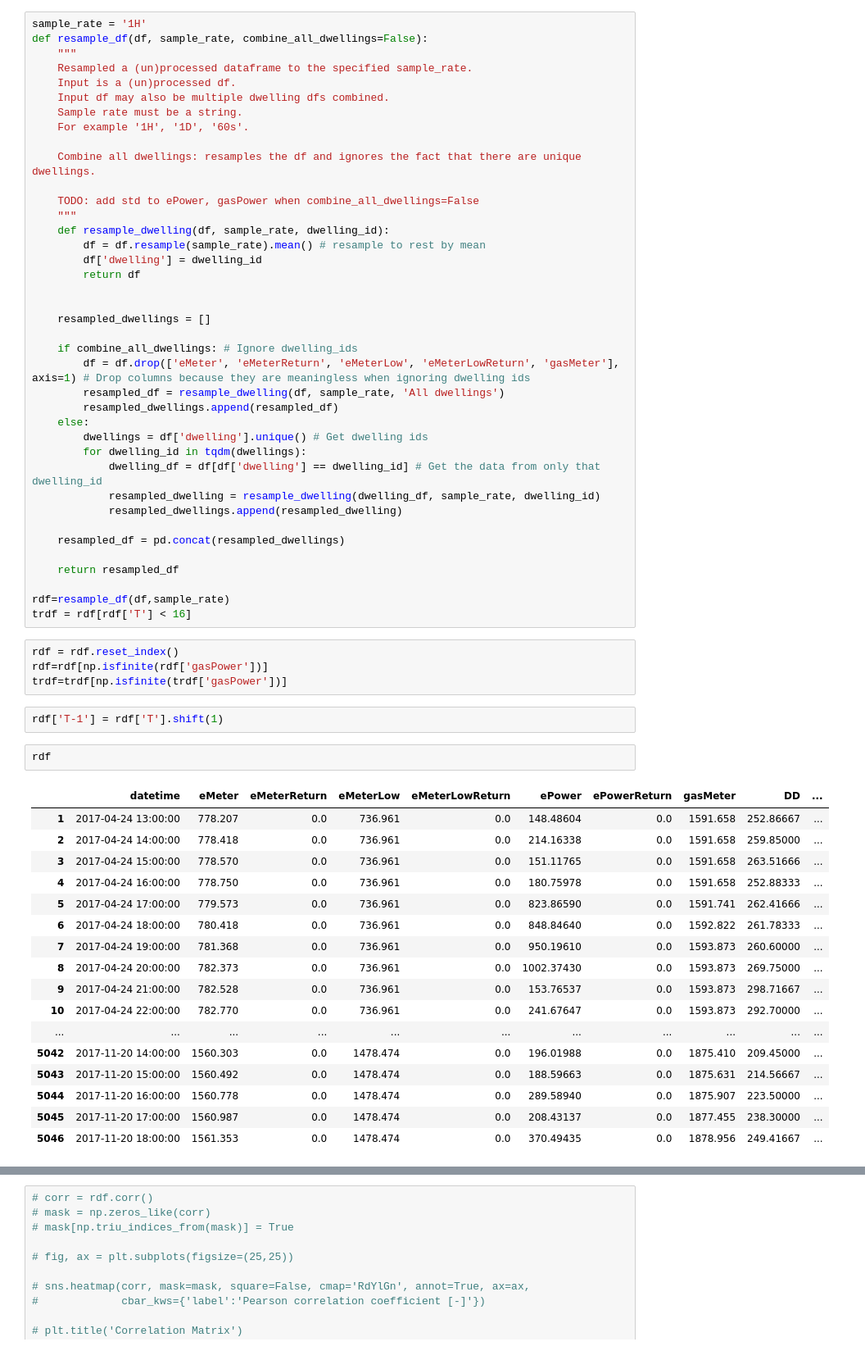
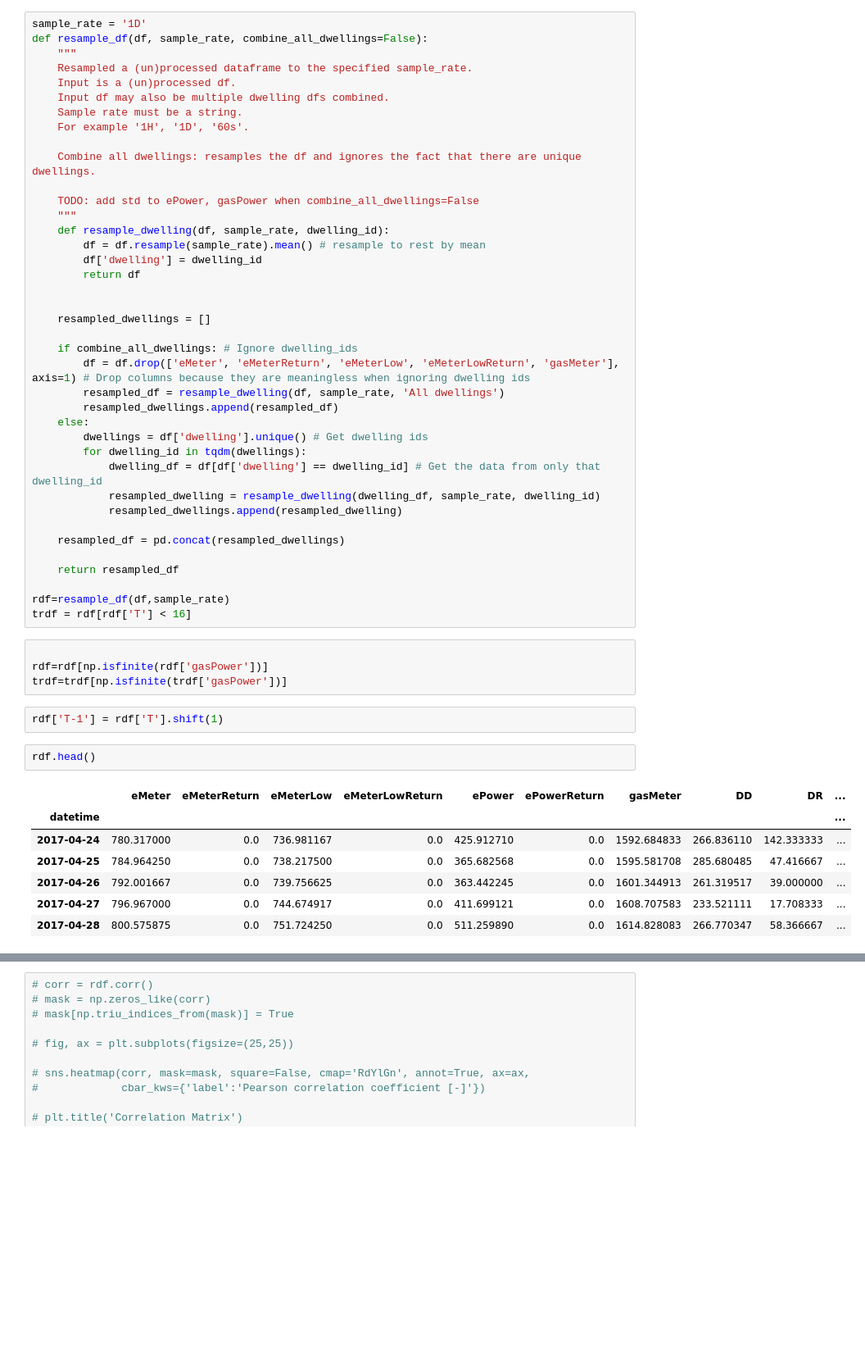
Before and after one commit to deKeijzer/KB-74-OPSCHALER, a Jupyter notebook: Personal_folders/VictorC/REGRESSION.ipynb, the cells around one changed output, grey strips where cells are left out. Shown at 82% size. Saved outputs shown, nothing was run; the diff lists cells and outputs as text; blank space fills up the shorter version.

```diff
--- a/Personal_folders/VictorC/REGRESSION.ipynb
+++ b/Personal_folders/VictorC/REGRESSION.ipynb
@@ -11,7 +11,7 @@ df=df.set_index(['datetime'])
 df['gasPower']=df['gasPower']*10
 dwelling_id = 'P01S01W8655'
 # %%
-sample_rate = '1H'
+sample_rate = '1D'
 def resample_df(df, sample_rate, combine_all_dwellings=False):
     """
     Resampled a (un)processed dataframe to the specified sample_rate.
@@ -50,28 +50,18 @@ def resample_df(df, sample_rate, combine_all_dwellings=False):
 rdf=resample_df(df,sample_rate)
 trdf = rdf[rdf['T'] < 16]
 # %%
-rdf = rdf.reset_index()
+
 rdf=rdf[np.isfinite(rdf['gasPower'])]
 trdf=trdf[np.isfinite(trdf['gasPower'])]
 # %%
 rdf['T-1'] = rdf['T'].shift(1)
 # %%
-rdf
+rdf.head()
 # %% [output]
-|  | datetime | eMeter | eMeterReturn | eMeterLow | eMeterLowReturn | ePower | ePowerReturn | gasMeter | DD | ... |
-| 1 | 2017-04-24 13:00:00 | 778.207 | 0.0 | 736.961 | 0.0 | 148.48604 | 0.0 | 1591.658 | 252.86667 | ... |
-| 2 | 2017-04-24 14:00:00 | 778.418 | 0.0 | 736.961 | 0.0 | 214.16338 | 0.0 | 1591.658 | 259.85000 | ... |
-| 3 | 2017-04-24 15:00:00 | 778.570 | 0.0 | 736.961 | 0.0 | 151.11765 | 0.0 | 1591.658 | 263.51666 | ... |
-| 4 | 2017-04-24 16:00:00 | 778.750 | 0.0 | 736.961 | 0.0 | 180.75978 | 0.0 | 1591.658 | 252.88333 | ... |
-| 5 | 2017-04-24 17:00:00 | 779.573 | 0.0 | 736.961 | 0.0 | 823.86590 | 0.0 | 1591.741 | 262.41666 | ... |
-| 6 | 2017-04-24 18:00:00 | 780.418 | 0.0 | 736.961 | 0.0 | 848.84640 | 0.0 | 1592.822 | 261.78333 | ... |
-| 7 | 2017-04-24 19:00:00 | 781.368 | 0.0 | 736.961 | 0.0 | 950.19610 | 0.0 | 1593.873 | 260.60000 | ... |
-| 8 | 2017-04-24 20:00:00 | 782.373 | 0.0 | 736.961 | 0.0 | 1002.37430 | 0.0 | 1593.873 | 269.75000 | ... |
-| 9 | 2017-04-24 21:00:00 | 782.528 | 0.0 | 736.961 | 0.0 | 153.76537 | 0.0 | 1593.873 | 298.71667 | ... |
-| 10 | 2017-04-24 22:00:00 | 782.770 | 0.0 | 736.961 | 0.0 | 241.67647 | 0.0 | 1593.873 | 292.70000 | ... |
-| ... | ... | ... | ... | ... | ... | ... | ... | ... | ... | ... |
-| 5042 | 2017-11-20 14:00:00 | 1560.303 | 0.0 | 1478.474 | 0.0 | 196.01988 | 0.0 | 1875.410 | 209.45000 | ... |
-| 5043 | 2017-11-20 15:00:00 | 1560.492 | 0.0 | 1478.474 | 0.0 | 188.59663 | 0.0 | 1875.631 | 214.56667 | ... |
-| 5044 | 2017-11-20 16:00:00 | 1560.778 | 0.0 | 1478.474 | 0.0 | 289.58940 | 0.0 | 1875.907 | 223.50000 | ... |
-| 5045 | 2017-11-20 17:00:00 | 1560.987 | 0.0 | 1478.474 | 0.0 | 208.43137 | 0.0 | 1877.455 | 238.30000 | ... |
-| 5046 | 2017-11-20 18:00:00 | 1561.353 | 0.0 | 1478.474 | 0.0 | 370.49435 | 0.0 | 1878.956 | 249.41667 | ... |
+|  | eMeter | eMeterReturn | eMeterLow | eMeterLowReturn | ePower | ePowerReturn | gasMeter | DD | DR | ... |
+| datetime |  |  |  |  |  |  |  |  |  | ... |
+| 2017-04-24 | 780.317000 | 0.0 | 736.981167 | 0.0 | 425.912710 | 0.0 | 1592.684833 | 266.836110 | 142.333333 | ... |
+| 2017-04-25 | 784.964250 | 0.0 | 738.217500 | 0.0 | 365.682568 | 0.0 | 1595.581708 | 285.680485 | 47.416667 | ... |
+| 2017-04-26 | 792.001667 | 0.0 | 739.756625 | 0.0 | 363.442245 | 0.0 | 1601.344913 | 261.319517 | 39.000000 | ... |
+| 2017-04-27 | 796.967000 | 0.0 | 744.674917 | 0.0 | 411.699121 | 0.0 | 1608.707583 | 233.521111 | 17.708333 | ... |
+| 2017-04-28 | 800.575875 | 0.0 | 751.724250 | 0.0 | 511.259890 | 0.0 | 1614.828083 | 266.770347 | 58.366667 | ... |
```
Also changed, not shown: parts of 9 cells of this notebook, 1 other file.
